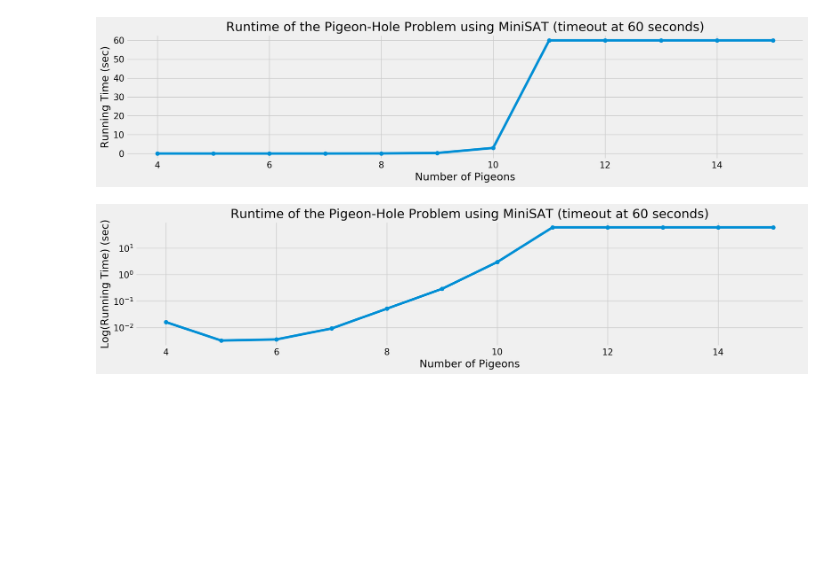
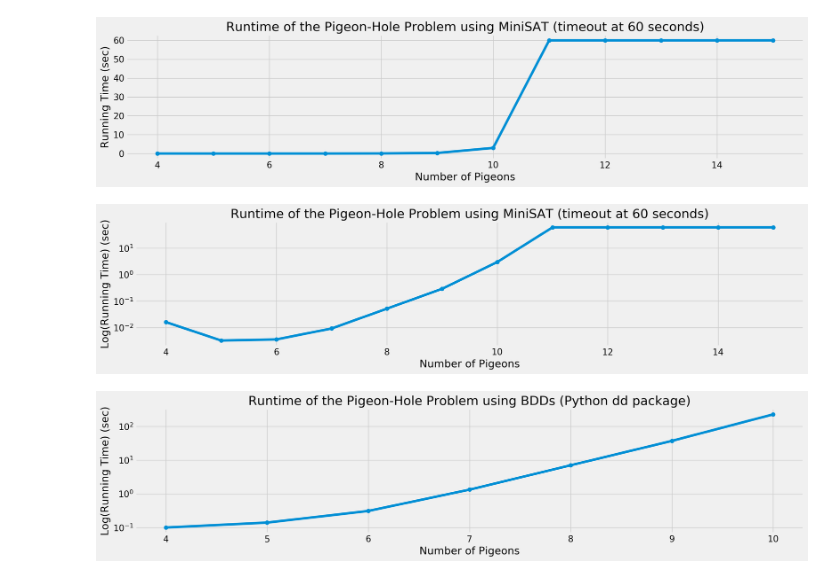
Before and after one commit to vighneshiyer/ee219c-formal, a Jupyter notebook: hw/hw1/hw1_notebook.ipynb, the cells around one changed output. Cells and saved outputs as stored; diff of their text form; code cells hidden in the pictures; blank space fills up the shorter version.

Commit message:
done with pigeon hole problem

```diff
--- a/hw/hw1/hw1_notebook.ipynb
+++ b/hw/hw1/hw1_notebook.ipynb
@@ -27,3 +27,23 @@ plt.tight_layout()
 plt.savefig("figs/pigeon_hole_runtime_log.pdf", bbox_inches='tight')
 # %% [output]
 [figure]
+# %%
+d_bdd = [
+    0.1, #4
+    0.14, #5
+    0.31, #6
+    1.33, #7
+    7.03, #8
+    37.18, #9
+    226.90 #10
+]
+w, h = figaspect(1/4)
+fig, ax = plt.subplots(figsize=(w,h))
+plt.semilogy(list(range(4, 11)), d_bdd, marker='o')
+plt.ylabel('Log(Running Time) (sec)')
+plt.xlabel('Number of Pigeons')
+plt.title('Runtime of the Pigeon-Hole Problem using BDDs (Python dd package)')
+plt.tight_layout()
+plt.savefig("figs/pigeon_hole_bdd_runtime_log.pdf", bbox_inches='tight')
+# %% [output]
+[figure, added]
```
Also changed, not shown: 3 other files.
